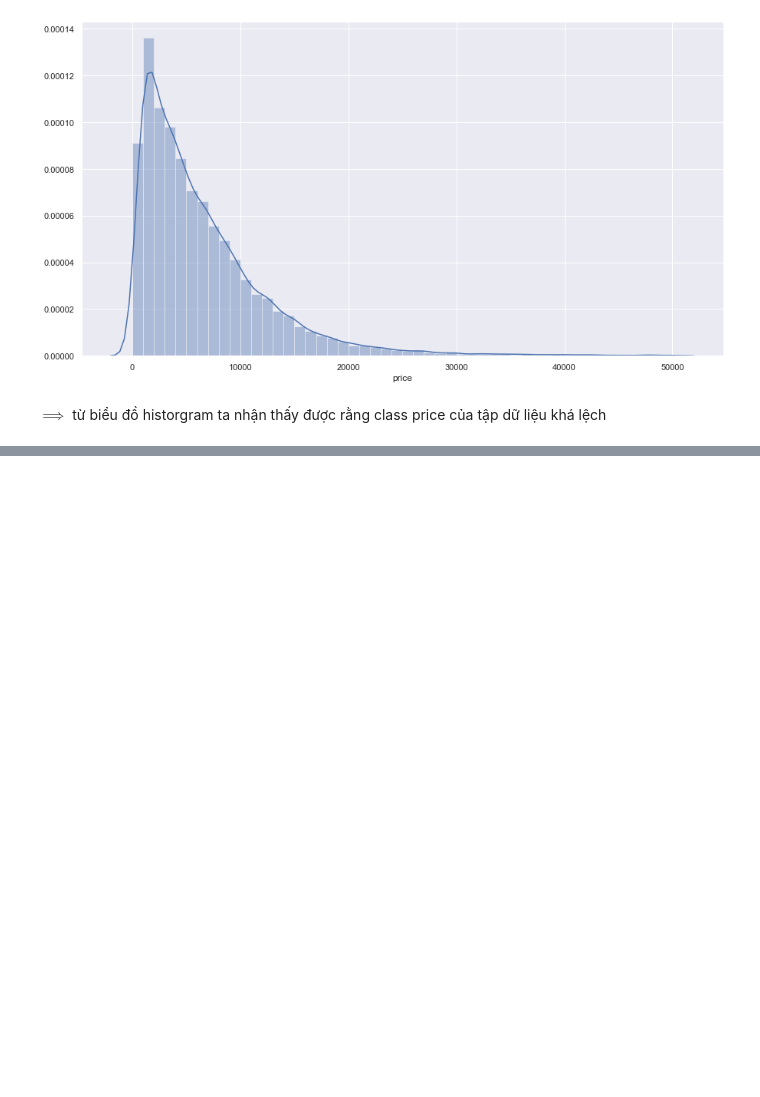
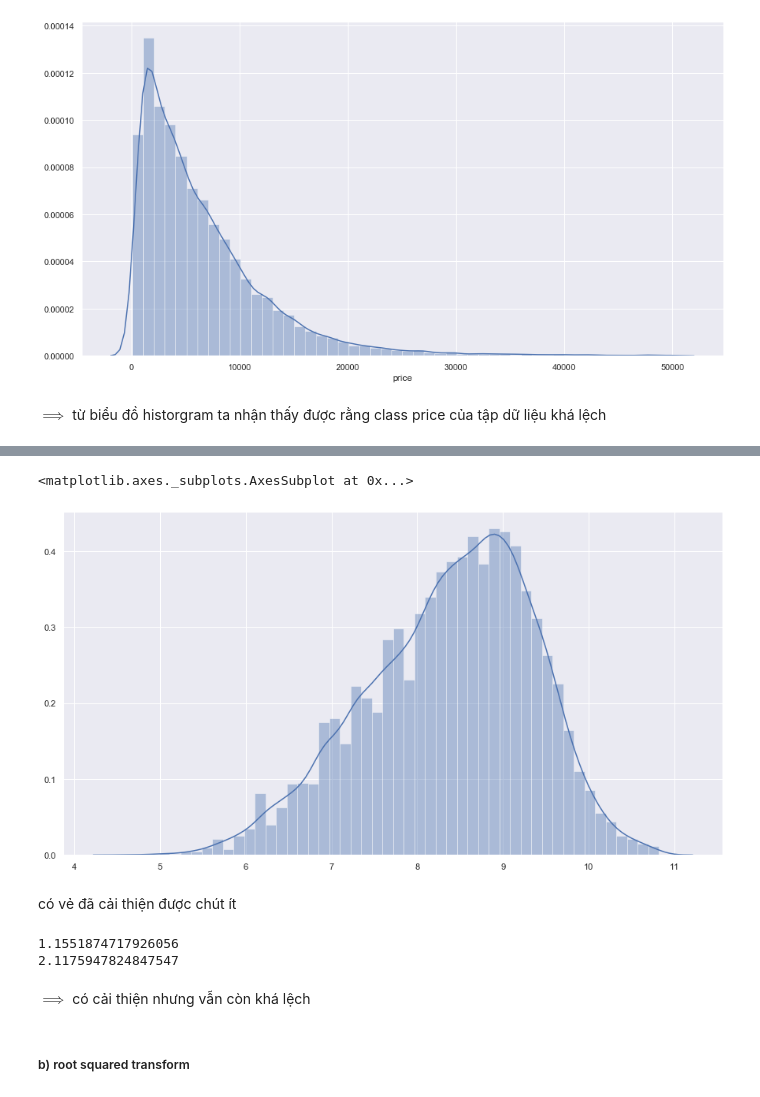
Before and after one commit to ducanh2505/Project1-linear_regression, a Jupyter notebook: Linear_regression.ipynb, the cells around one changed output, grey strips where cells are left out. Cells and saved outputs as stored; diff of their text form; code cells hidden in the pictures; blank space fills up the shorter version.

```diff
--- a/Linear_regression.ipynb
+++ b/Linear_regression.ipynb
@@ -212,0 +297,3 @@ $\implies$ từ biểu đồ historgram ta nhận thấy được rằng class p
+# %%
+price_df = pd.DataFrame(np.log1p(df['price'].values))
+price_df
@@ -212,0 +314,18 @@ $\implies$ từ biểu đồ historgram ta nhận thấy được rằng class p
+# %%
+f, ax = plt.subplots(figsize=(15,8))
+sns.distplot(price_df)
+# %% [output]
+<matplotlib.axes._subplots.AxesSubplot at 0x...>
+[figure, added]
+# %% [markdown]
+có vẻ đã cải thiện được chút ít
+# %%
+print(np.log1p(df['price'].skew()))
+print(np.log1p(df['price'].kurt()))
+# %% [output]
+1.1551874717926056
+2.1175947824847547
+# %% [markdown]
+$\implies$ có cải thiện nhưng vẫn còn khá lệch
+# %% [markdown]
+##### b) root squared  transform
```
Also changed, not shown: parts of 109 cells of this notebook.
